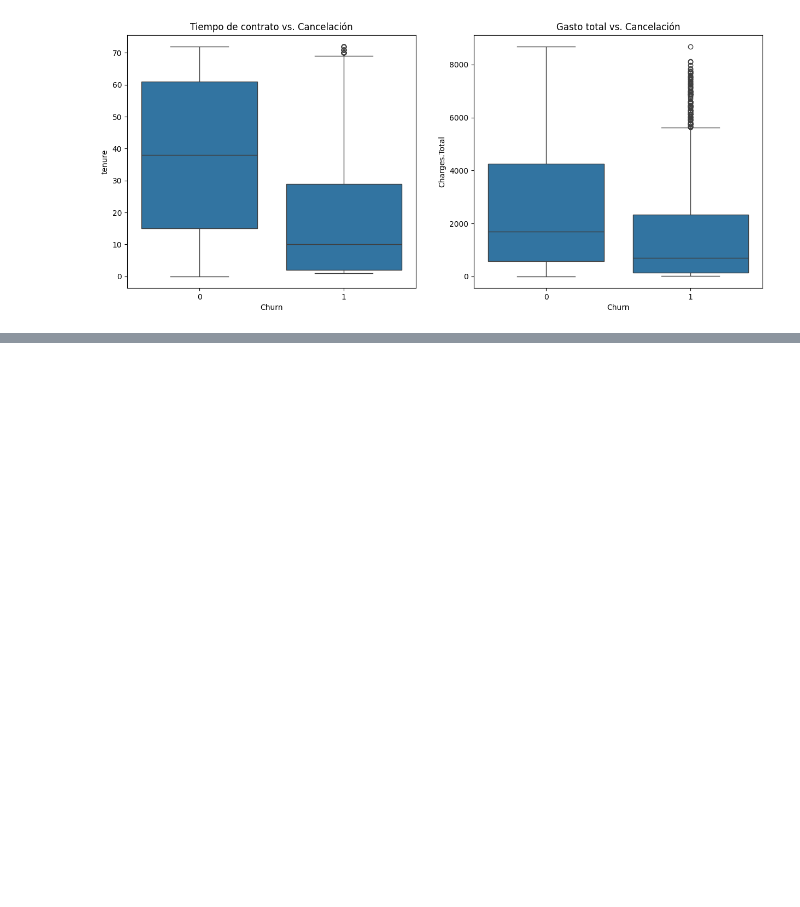
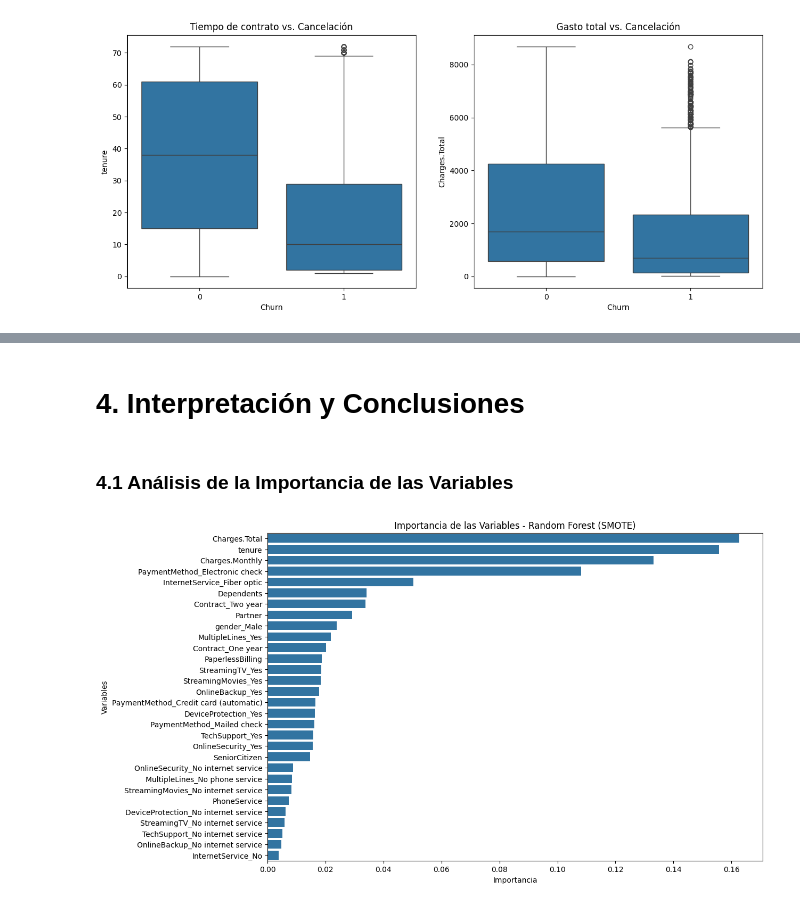
Before and after one commit to AxelFPAceves/CHALLENGE-TELECOM-X-2DA-PARTE, a Jupyter notebook: TelecomX_LATAM.ipynb, the cells around one changed output, grey strips where cells are left out. Saved outputs shown, nothing was run; the diff lists cells and outputs as text; code cells hidden in the pictures; blank space fills up the shorter version.

```diff
--- a/TelecomX_LATAM.ipynb
+++ b/TelecomX_LATAM.ipynb
@@ -161,0 +166,11 @@ plt.show()
+# %%
+from sklearn.model_selection import train_test_split
+
+# Separar datos originales
+X_train, X_test, y_train, y_test = train_test_split(X_scaled, y, test_size=0.3, random_state=42)
+
+# Separar datos de SMOTE
+X_smote_train, X_smote_test, y_smote_train, y_smote_test = train_test_split(X_smote_scaled, y_smote, test_size=0.3, random_state=42)
+
+# Separar datos de RandomUnderSampler
+X_rus_train, X_rus_test, y_rus_train, y_rus_test = train_test_split(X_rus_scaled, y_rus, test_size=0.3, random_state=42)
@@ -161,0 +314,20 @@ plt.show()
+# %% [markdown]
+# 4. Interpretación y Conclusiones
+# %% [markdown]
+### 4.1 Análisis de la Importancia de las Variables
+# %%
+# Obtener la importancia de las variables del modelo Random Forest (SMOTE)
+importances = rf_smote.feature_importances_
+
+# Crear un DataFrame para visualizar la importancia
+feature_importances = pd.Series(importances, index=X.columns).sort_values(ascending=False)
+
+# Graficar la importancia de las variables
+plt.figure(figsize=(12, 8))
+sns.barplot(x=feature_importances, y=feature_importances.index)
+plt.title('Importancia de las Variables - Random Forest (SMOTE)')
+plt.xlabel('Importancia')
+plt.ylabel('Variables')
+plt.show()
+# %% [output]
+[figure, added]
```
Also changed, not shown: parts of 13 cells of this notebook.
